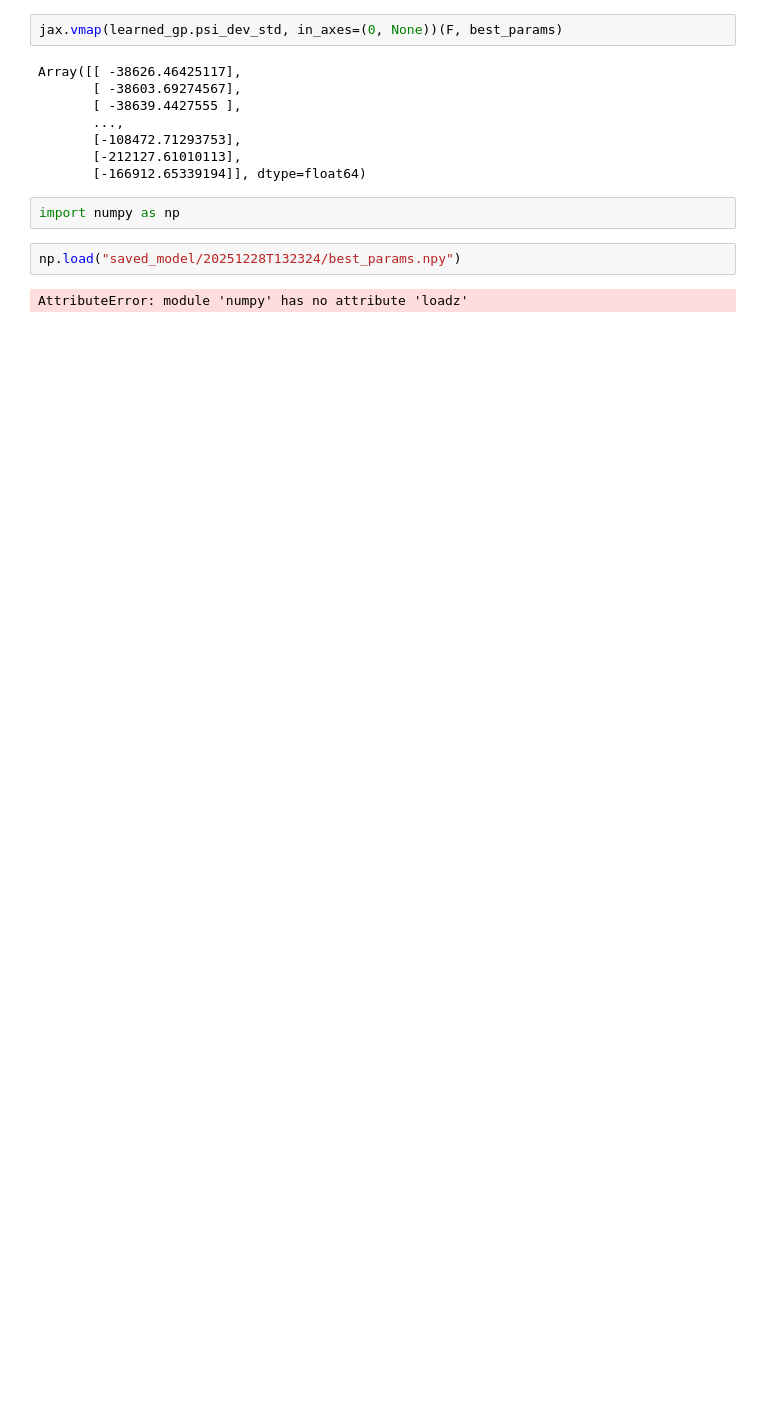
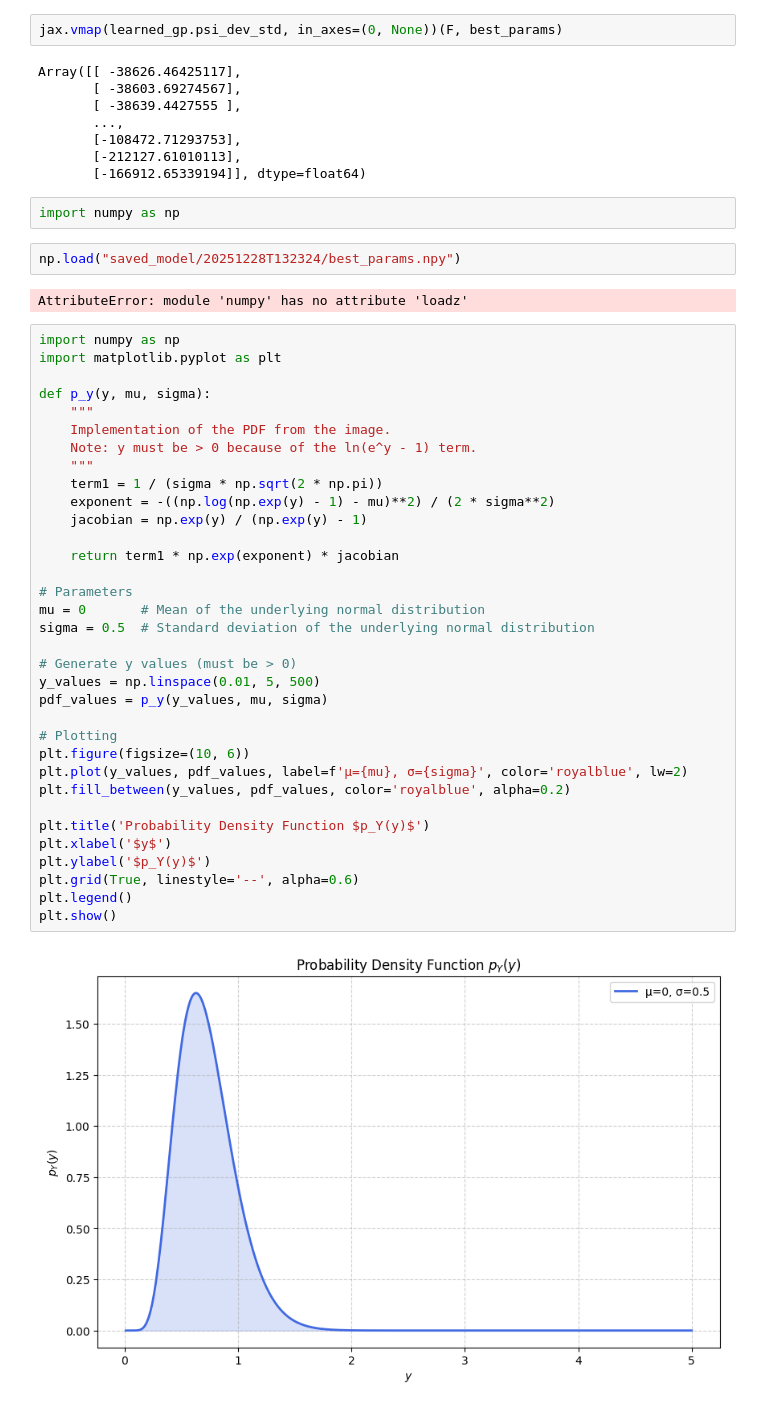
Before and after one commit to narupanta/shared, a Jupyter notebook: data_analysis.ipynb, the cells around one changed output. Saved outputs shown, nothing was run; the diff lists cells and outputs as text; blank space fills up the shorter version.

```diff
--- a/data_analysis.ipynb
+++ b/data_analysis.ipynb
@@ -514,3 +590,39 @@ import numpy as np
 np.load("saved_model/20251228T132324/best_params.npy")
 # %% [output]
 AttributeError: module 'numpy' has no attribute 'loadz'
+# %%
+import numpy as np
+import matplotlib.pyplot as plt
+
+def p_y(y, mu, sigma):
+    """
+    Implementation of the PDF from the image.
+    Note: y must be > 0 because of the ln(e^y - 1) term.
+    """
+    term1 = 1 / (sigma * np.sqrt(2 * np.pi))
+    exponent = -((np.log(np.exp(y) - 1) - mu)**2) / (2 * sigma**2)
+    jacobian = np.exp(y) / (np.exp(y) - 1)
+
+    return term1 * np.exp(exponent) * jacobian
+
+# Parameters
+mu = 0       # Mean of the underlying normal distribution
+sigma = 0.5  # Standard deviation of the underlying normal distribution
+
+# Generate y values (must be > 0)
+y_values = np.linspace(0.01, 5, 500)
+pdf_values = p_y(y_values, mu, sigma)
+
+# Plotting
+plt.figure(figsize=(10, 6))
+plt.plot(y_values, pdf_values, label=f'μ={mu}, σ={sigma}', color='royalblue', lw=2)
+plt.fill_between(y_values, pdf_values, color='royalblue', alpha=0.2)
+
+plt.title('Probability Density Function $p_Y(y)$')
+plt.xlabel('$y$')
+plt.ylabel('$p_Y(y)$')
+plt.grid(True, linestyle='--', alpha=0.6)
+plt.legend()
+plt.show()
+# %% [output]
+[figure, added]
```
Also changed, not shown: parts of 16 cells of this notebook, 11 other files.
